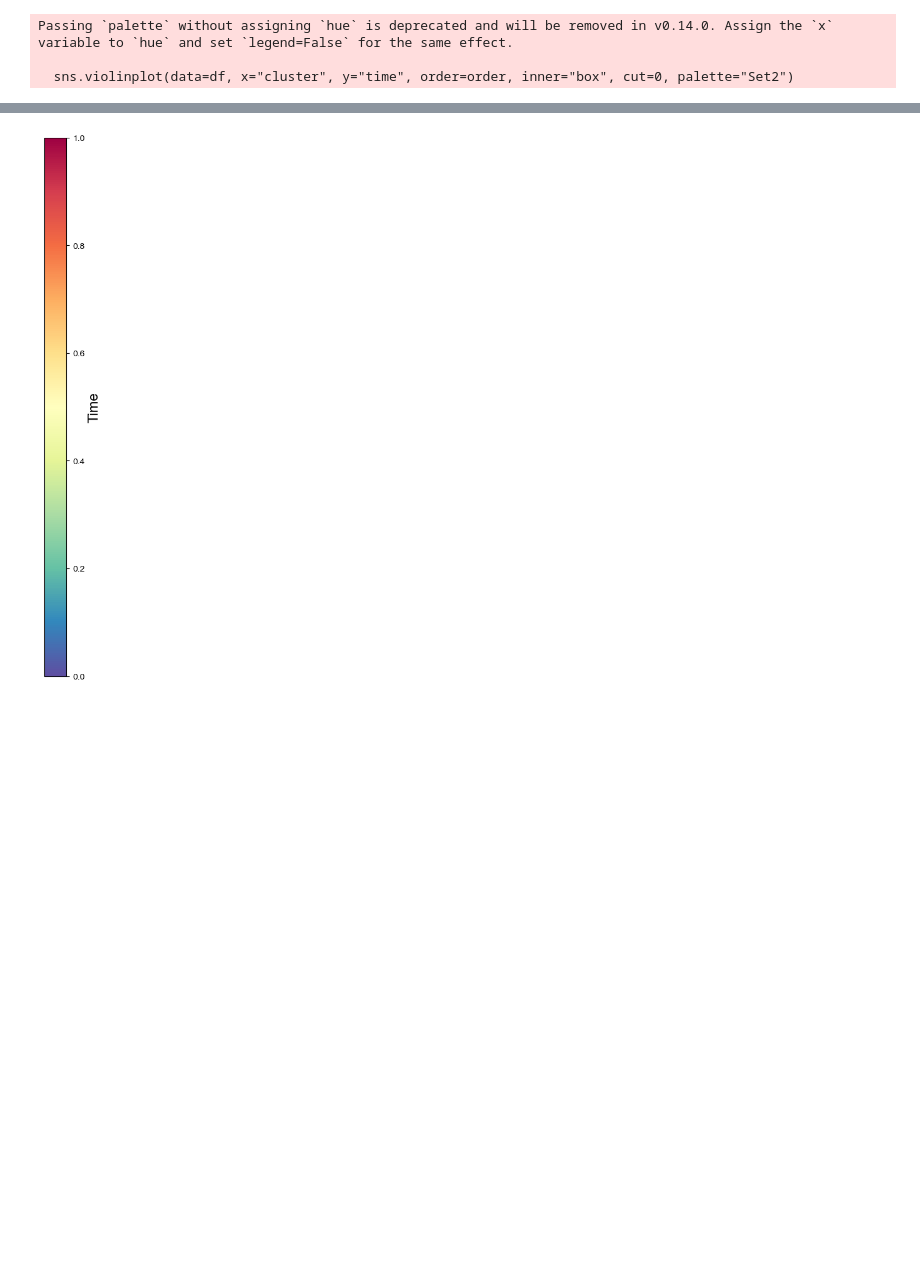
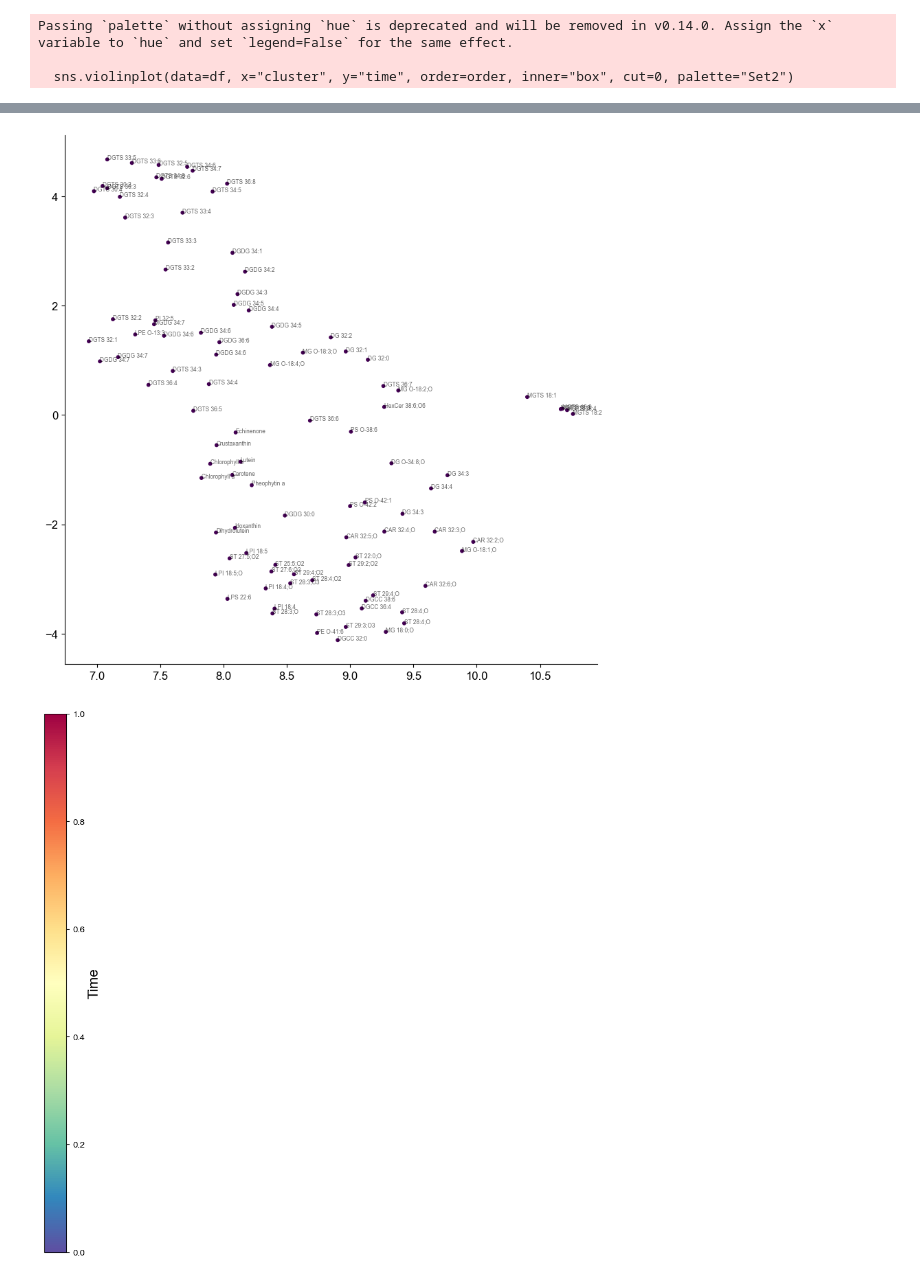
Before and after one commit to creeper349/scMM, a Jupyter notebook: scMM.analysis.ipynb, the cells around one changed output, grey strips where cells are left out. Drawn from its saved outputs; the diff is of its cells as text; code cells hidden in the pictures; blank space fills up the shorter version.

```diff
--- a/scMM.analysis.ipynb
+++ b/scMM.analysis.ipynb
@@ -101,3 +109,11 @@ plt.savefig("/home/zby/scMM/data/algea_results/1mM/893_871_0_to_3000_cells.svg")
+# %%
+engine.adata.var["mz"] = engine.adata.var["mz"].astype(float).round(4)
+nan_mask = engine.adata.var["name"].isna()
+engine.adata.var["rename"] = engine.adata.var["mz"].astype(str)
+engine.adata.var.loc[~nan_mask, "rename"] = engine.adata.var.loc[~nan_mask, "name"]
+engine.feature_network(name_key="name", n_neighbors=15, fontsize=6, alpha=0.6, figsize=(10, 10), cmap="viridis")
+# %% [output]
+[figure, added]
 # %%
 import matplotlib.pyplot as plt
 import matplotlib as mpl
```
Also changed, not shown: parts of 9 cells of this notebook, 14 other files.
